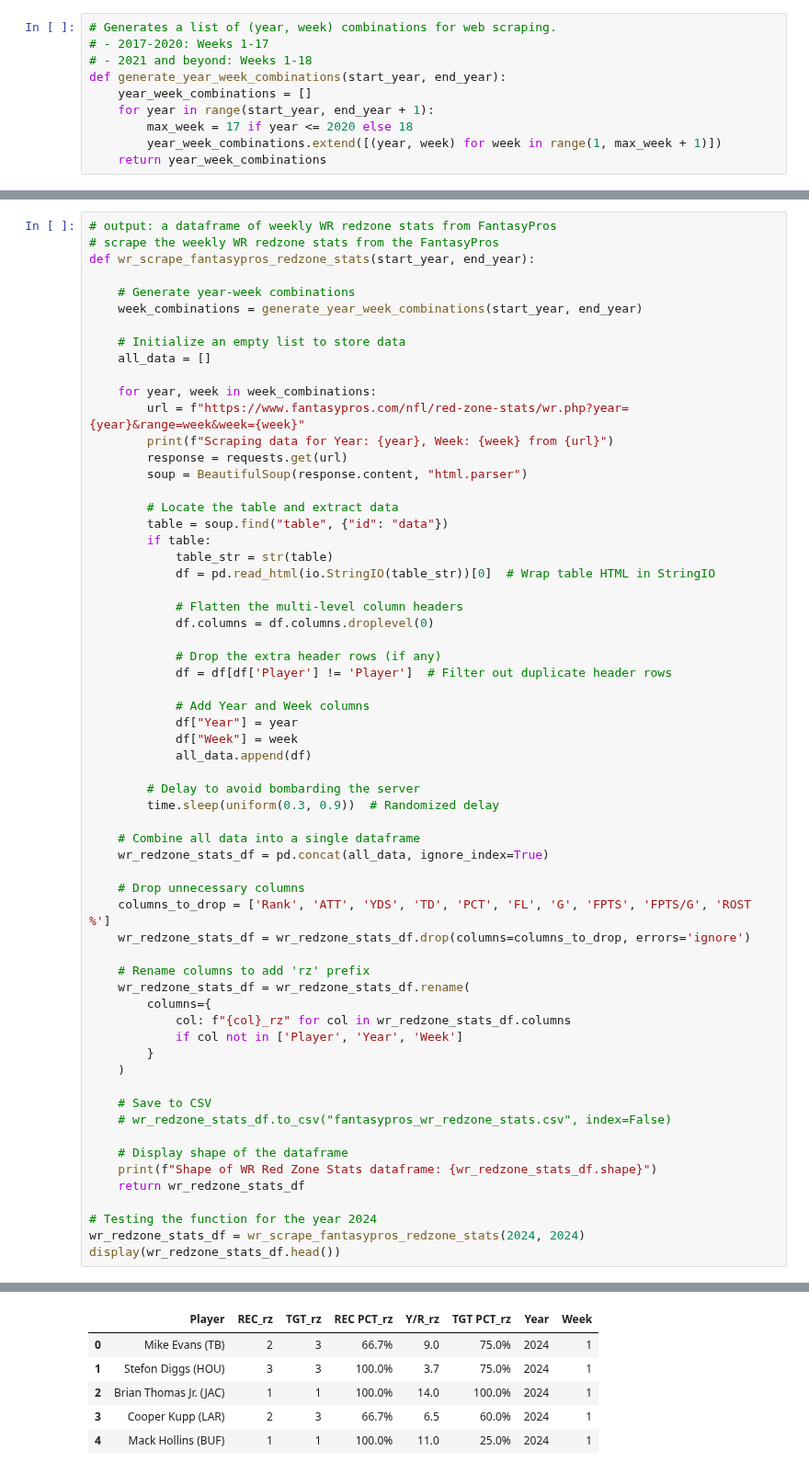
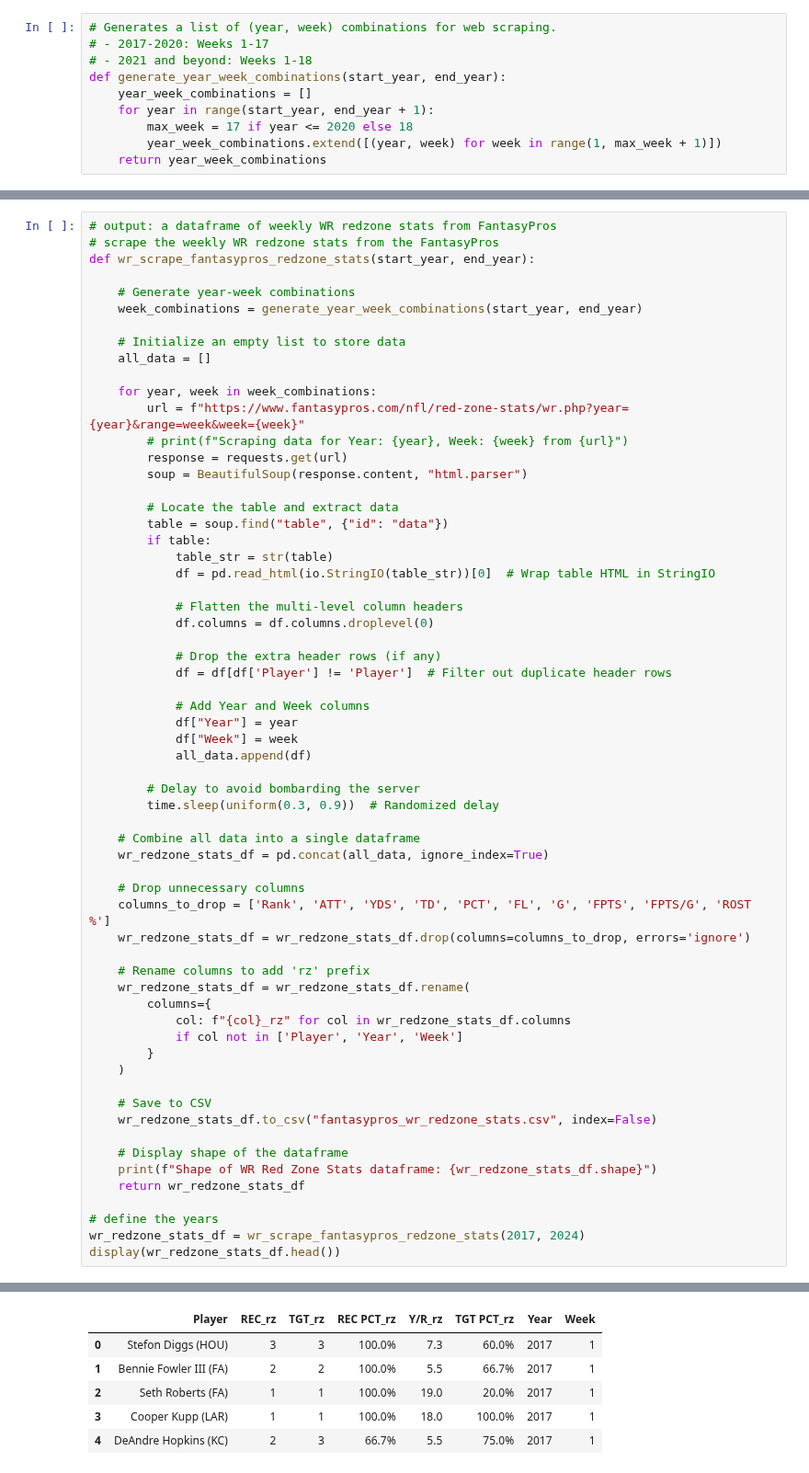
Before and after one commit to ARCtechmo/fanfav, a Jupyter notebook: wr_df.ipynb, the cells around one changed output, grey strips where cells are left out. Shown at 92% size. Drawn from its saved outputs; the diff is of its cells as text.

```diff
--- a/wr_df.ipynb
+++ b/wr_df.ipynb
@@ -504,7 +506,7 @@ def wr_scrape_fantasypros_redzone_stats(start_year, end_year):
 
     for year, week in week_combinations:
         url = f"https://www.fantasypros.com/nfl/red-zone-stats/wr.php?year={year}&range=week&week={week}"
-        print(f"Scraping data for Year: {year}, Week: {week} from {url}")
+        # print(f"Scraping data for Year: {year}, Week: {week} from {url}")
         response = requests.get(url)
         soup = BeautifulSoup(response.content, "html.parser")
 
@@ -544,13 +546,13 @@ def wr_scrape_fantasypros_redzone_stats(start_year, end_year):
     )
 
     # Save to CSV
-    # wr_redzone_stats_df.to_csv("fantasypros_wr_redzone_stats.csv", index=False)
+    wr_redzone_stats_df.to_csv("fantasypros_wr_redzone_stats.csv", index=False)
 
     # Display shape of the dataframe
     print(f"Shape of WR Red Zone Stats dataframe: {wr_redzone_stats_df.shape}")
     return wr_redzone_stats_df
 
-# Testing the function for the year 2024
-wr_redzone_stats_df = wr_scrape_fantasypros_redzone_stats(2024, 2024)
+# define the years
+wr_redzone_stats_df = wr_scrape_fantasypros_redzone_stats(2017, 2024)
 display(wr_redzone_stats_df.head())
 # %% [output]
@@ -576,9 +560,9 @@ Shape of WR Red Zone Stats dataframe: (966, 8)
 |  | Player | REC_rz | TGT_rz | REC PCT_rz | Y/R_rz | TGT PCT_rz | Year | Week |
-| 0 | Mike Evans (TB) | 2 | 3 | 66.7% | 9.0 | 75.0% | 2024 | 1 |
-| 1 | Stefon Diggs (HOU) | 3 | 3 | 100.0% | 3.7 | 75.0% | 2024 | 1 |
-| 2 | Brian Thomas Jr. (JAC) | 1 | 1 | 100.0% | 14.0 | 100.0% | 2024 | 1 |
-| 3 | Cooper Kupp (LAR) | 2 | 3 | 66.7% | 6.5 | 60.0% | 2024 | 1 |
-| 4 | Mack Hollins (BUF) | 1 | 1 | 100.0% | 11.0 | 25.0% | 2024 | 1 |
+| 0 | Stefon Diggs (HOU) | 3 | 3 | 100.0% | 7.3 | 60.0% | 2017 | 1 |
+| 1 | Bennie Fowler III (FA) | 2 | 2 | 100.0% | 5.5 | 66.7% | 2017 | 1 |
+| 2 | Seth Roberts (FA) | 1 | 1 | 100.0% | 19.0 | 20.0% | 2017 | 1 |
+| 3 | Cooper Kupp (LAR) | 1 | 1 | 100.0% | 18.0 | 100.0% | 2017 | 1 |
+| 4 | DeAndre Hopkins (KC) | 2 | 3 | 66.7% | 5.5 | 75.0% | 2017 | 1 |
 # %%
 # output: a dataframe of weekly WR advanced stats, fantasy and rosterd data, and redzone from fantasyPros
 # Merge WR Advanced Stats with Fantasy Points and % Rostered
```
Also changed, not shown: parts of 20 cells of this notebook.
